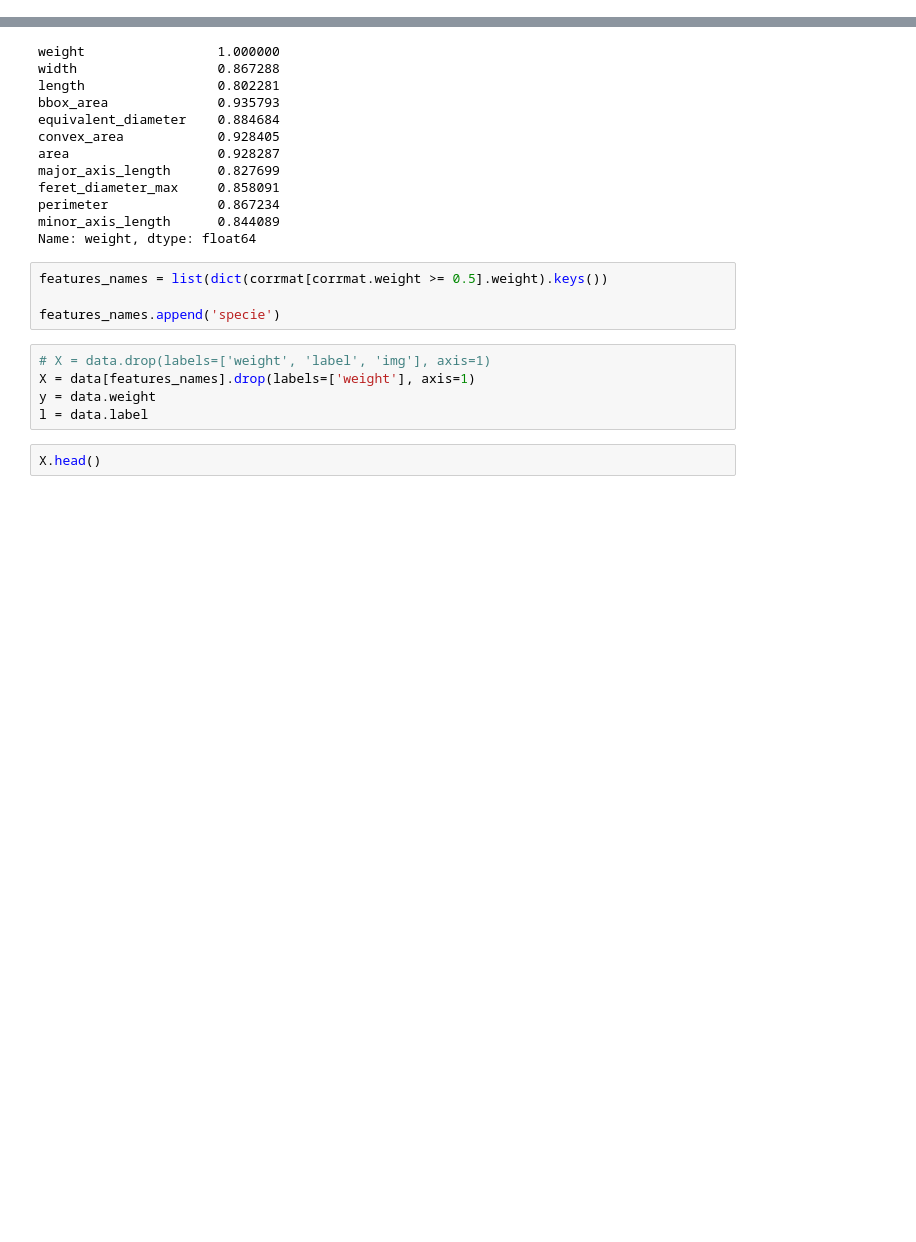
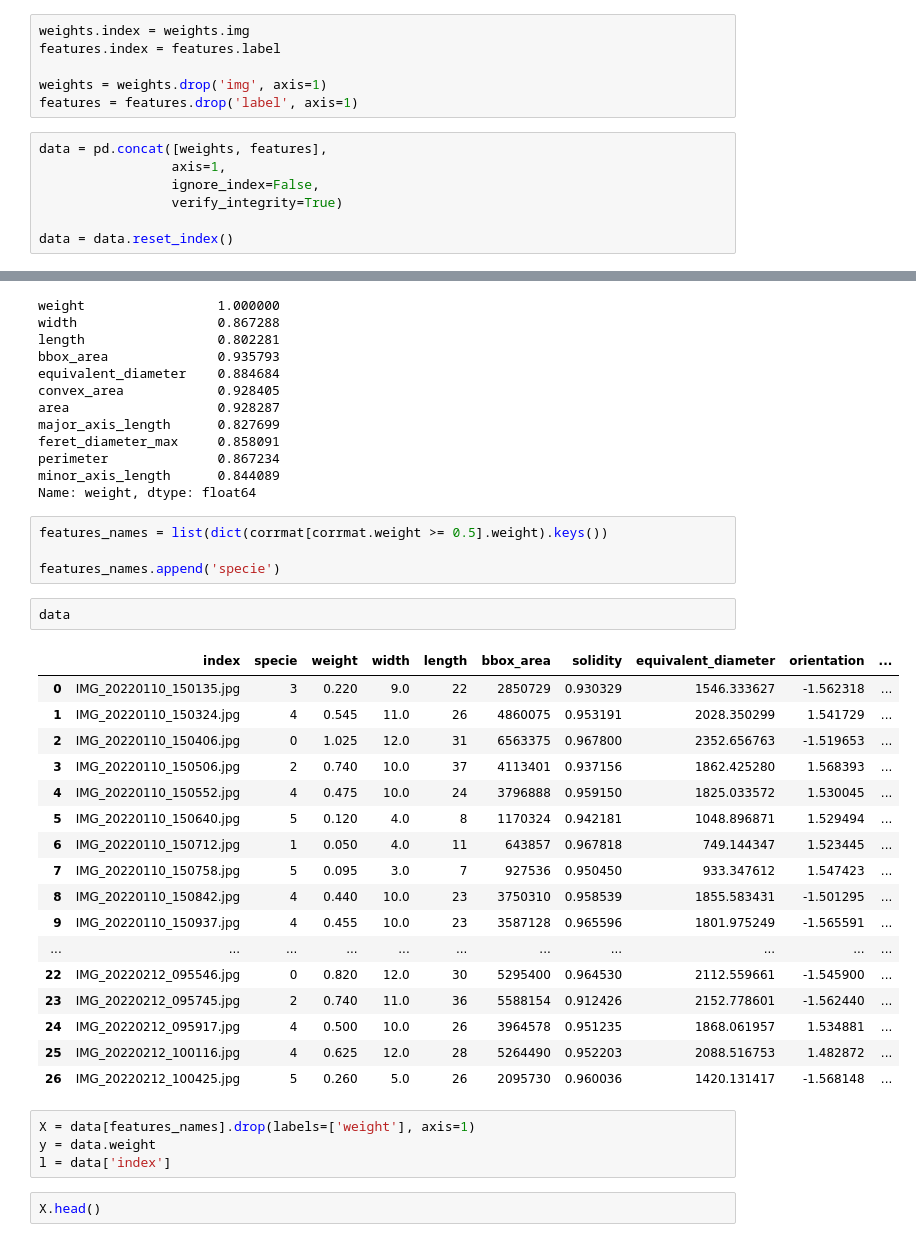
Before and after one commit to mpgxc/fishes, a Jupyter notebook: regression.ipynb, the cells around one changed output, grey strips where cells are left out. Cells and saved outputs as stored; diff of their text form; blank space fills up the shorter version.

Commit message:
fix: merge tables where both indexes matching

```diff
--- a/regression.ipynb
+++ b/regression.ipynb
@@ -61,0 +50,13 @@ data.head()
+# %%
+weights.index = weights.img
+features.index = features.label
+
+weights = weights.drop('img', axis=1)
+features = features.drop('label', axis=1)
+# %%
+data = pd.concat([weights, features],
+                 axis=1,
+                 ignore_index=False,
+                 verify_integrity=True)
+
+data = data.reset_index()
@@ -100,11 +110,30 @@ Name: weight, dtype: float64
 features_names = list(dict(corrmat[corrmat.weight >= 0.5].weight).keys())
 
 features_names.append('specie')
+# %%
+data
+# %% [output]
+|  | index | specie | weight | width | length | bbox_area | solidity | equivalent_diameter | orientation | ... |
+| 0 | IMG_20220110_150135.jpg | 3 | 0.220 | 9.0 | 22 | 2850729 | 0.930329 | 1546.333627 | -1.562318 | ... |
+| 1 | IMG_20220110_150324.jpg | 4 | 0.545 | 11.0 | 26 | 4860075 | 0.953191 | 2028.350299 | 1.541729 | ... |
+| 2 | IMG_20220110_150406.jpg | 0 | 1.025 | 12.0 | 31 | 6563375 | 0.967800 | 2352.656763 | -1.519653 | ... |
+| 3 | IMG_20220110_150506.jpg | 2 | 0.740 | 10.0 | 37 | 4113401 | 0.937156 | 1862.425280 | 1.568393 | ... |
+| 4 | IMG_20220110_150552.jpg | 4 | 0.475 | 10.0 | 24 | 3796888 | 0.959150 | 1825.033572 | 1.530045 | ... |
+| 5 | IMG_20220110_150640.jpg | 5 | 0.120 | 4.0 | 8 | 1170324 | 0.942181 | 1048.896871 | 1.529494 | ... |
+| 6 | IMG_20220110_150712.jpg | 1 | 0.050 | 4.0 | 11 | 643857 | 0.967818 | 749.144347 | 1.523445 | ... |
+| 7 | IMG_20220110_150758.jpg | 5 | 0.095 | 3.0 | 7 | 927536 | 0.950450 | 933.347612 | 1.547423 | ... |
+| 8 | IMG_20220110_150842.jpg | 4 | 0.440 | 10.0 | 23 | 3750310 | 0.958539 | 1855.583431 | -1.501295 | ... |
+| 9 | IMG_20220110_150937.jpg | 4 | 0.455 | 10.0 | 23 | 3587128 | 0.965596 | 1801.975249 | -1.565591 | ... |
+| ... | ... | ... | ... | ... | ... | ... | ... | ... | ... | ... |
+| 22 | IMG_20220212_095546.jpg | 0 | 0.820 | 12.0 | 30 | 5295400 | 0.964530 | 2112.559661 | -1.545900 | ... |
+| 23 | IMG_20220212_095745.jpg | 2 | 0.740 | 11.0 | 36 | 5588154 | 0.912426 | 2152.778601 | -1.562440 | ... |
+| 24 | IMG_20220212_095917.jpg | 4 | 0.500 | 10.0 | 26 | 3964578 | 0.951235 | 1868.061957 | 1.534881 | ... |
+| 25 | IMG_20220212_100116.jpg | 4 | 0.625 | 12.0 | 28 | 5264490 | 0.952203 | 2088.516753 | 1.482872 | ... |
+| 26 | IMG_20220212_100425.jpg | 5 | 0.260 | 5.0 | 26 | 2095730 | 0.960036 | 1420.131417 | -1.568148 | ... |
 # %%
-# X = data.drop(labels=['weight', 'label', 'img'], axis=1)
 X = data[features_names].drop(labels=['weight'], axis=1)
 y = data.weight
-l = data.label
+l = data['index']
 # %%
 X.head()
 # %% [output]
```
Also changed, not shown: parts of 8 cells of this notebook.
